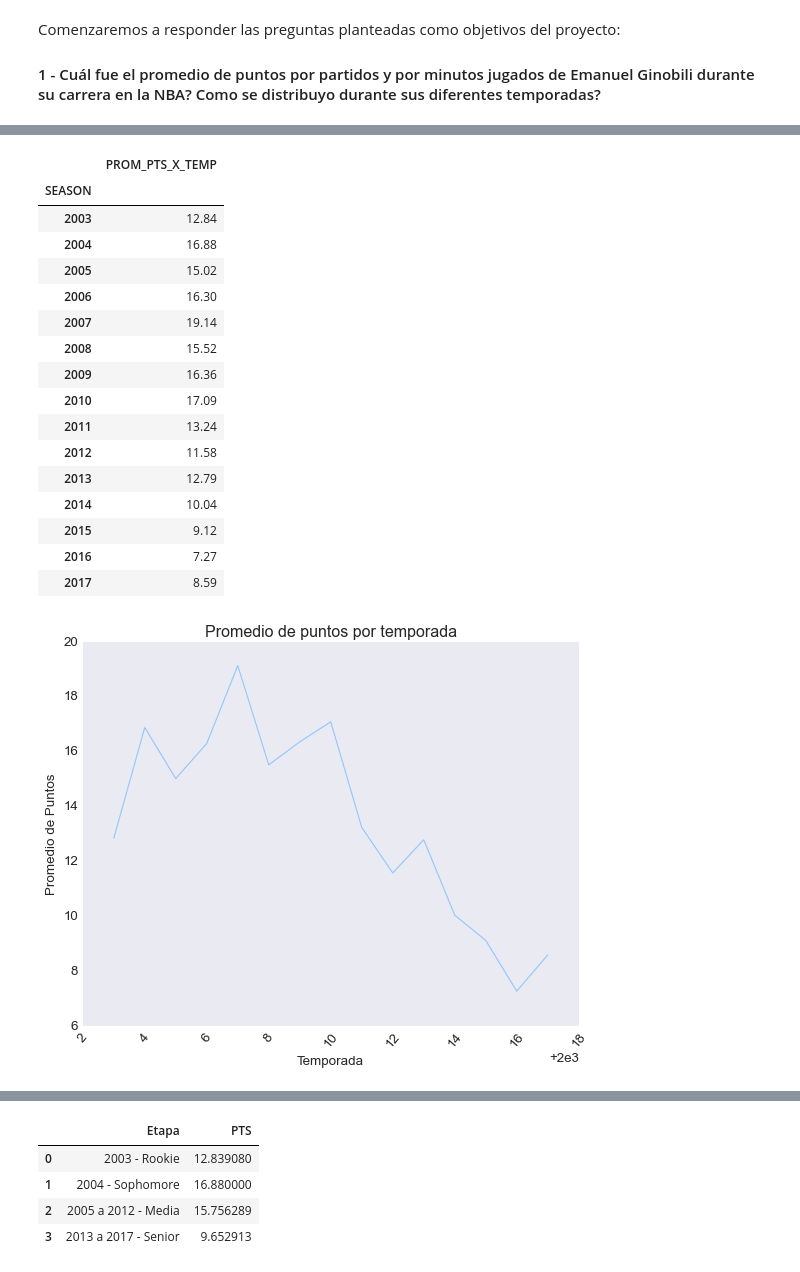
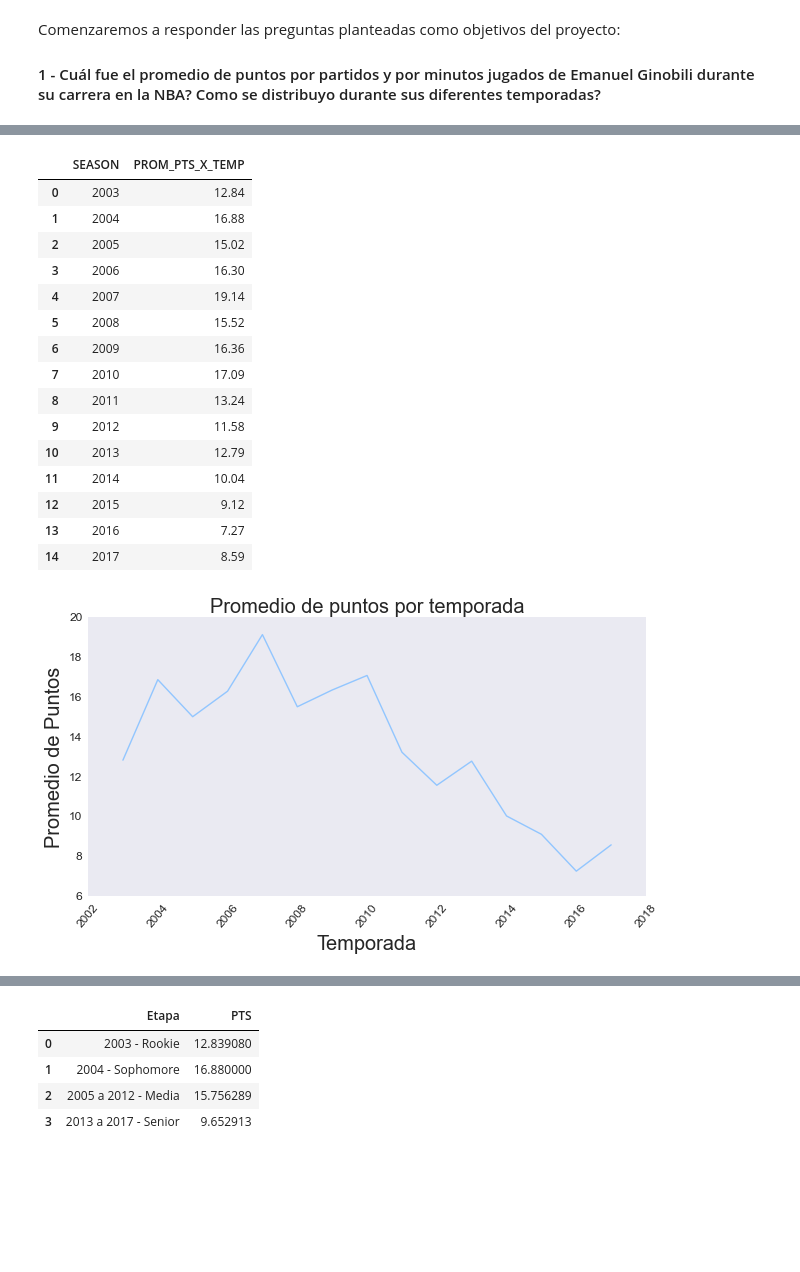
Before and after one commit to Tinchoalison/Analisis-Manu-Ginobili, a Jupyter notebook: Proyecto.ipynb, the cells around one changed output, grey strips where cells are left out. Cells and saved outputs as stored; diff of their text form; code cells hidden in the pictures; blank space fills up the shorter version.

```diff
--- a/Proyecto.ipynb
+++ b/Proyecto.ipynb
@@ -499,7 +597,7 @@ df
 # %%
 #Calculamos los minutos por partido por temporada jugados
 promedio_min_x_temp = (df_manu.groupby("SEASON")["minutos"].sum() + (df_manu.groupby("SEASON")["segundos"].sum() / 60)
-)  / df_manu.groupby("SEASON")["PTS"].count()
+)  / partidos_jugados
 # %%
 df["PROM_MIN_X_TEMP"] = promedio_min_x_temp.round(2)
 # %%
@@ -574,3 +688,4 @@ df
 # %%
 #Calculamos el porcentaje de partidos jugados de titular
-porc_part_titular = (df_manu.groupby("SEASON")["START_POSITION"].count() * 100) / df_manu.groupby("SEASON")["PTS"].count()
+porc_part_titular = (df_manu.groupby("SEASON")["START_POSITION"].count() * 100) / partidos_jugados
+porc_part_titular
@@ -597,11 +730,11 @@ df
 | 2016 | 647.0 | 89 | 7.27 | 1633.78 | 18.36 | 0.40 | ... |
 | 2017 | 636.0 | 74 | 8.59 | 1468.35 | 19.84 | 0.43 | ... |
 # %%
-promedio_reb_x_temp = df_manu.groupby("SEASON")["REB"].sum() / df_manu.groupby("SEASON")["PTS"].count()
-promedio_ast_x_temp = df_manu.groupby("SEASON")["AST"].sum() / df_manu.groupby("SEASON")["PTS"].count()
-promedio_blk_x_temp = df_manu.groupby("SEASON")["BLK"].sum() / df_manu.groupby("SEASON")["PTS"].count()
-promedio_stl_x_temp = df_manu.groupby("SEASON")["STL"].sum() / df_manu.groupby("SEASON")["PTS"].count()
-promedio_to_x_temp = df_manu.groupby("SEASON")["TO"].sum() / df_manu.groupby("SEASON")["PTS"].count()
+promedio_reb_x_temp = df_manu.groupby("SEASON")["REB"].sum() / partidos_jugados
+promedio_ast_x_temp = df_manu.groupby("SEASON")["AST"].sum() / partidos_jugados
+promedio_blk_x_temp = df_manu.groupby("SEASON")["BLK"].sum() / partidos_jugados
+promedio_stl_x_temp = df_manu.groupby("SEASON")["STL"].sum() / partidos_jugados
+promedio_to_x_temp = df_manu.groupby("SEASON")["TO"].sum() / partidos_jugados
 # %%
 df["PROM_REB_X_TEMP"] = promedio_reb_x_temp.round(2)
 df["PROM_AST_X_TEMP"] = promedio_ast_x_temp.round(2)
@@ -609,4 +742,4 @@ df["PROM_TAPAS_X_TEMP"] = promedio_blk_x_temp.round(2)
 df["PROM_ROBOS_X_TEMP"] = promedio_stl_x_temp.round(2)
 df["PROM_PERD_X_TEMP"] = promedio_to_x_temp.round(2)
 # %%
-df
+df = df.reset_index()
@@ -803,30 +954,32 @@ df
 # %%
-df[["PROM_PTS_X_TEMP"]]
+df[["SEASON", "PROM_PTS_X_TEMP"]]
 # %% [output]
-|  | PROM_PTS_X_TEMP |
-| SEASON |  |
-| 2003 | 12.84 |
-| 2004 | 16.88 |
-| 2005 | 15.02 |
-| 2006 | 16.30 |
-| 2007 | 19.14 |
-| 2008 | 15.52 |
-| 2009 | 16.36 |
-| 2010 | 17.09 |
-| 2011 | 13.24 |
-| 2012 | 11.58 |
-| 2013 | 12.79 |
-| 2014 | 10.04 |
-| 2015 | 9.12 |
-| 2016 | 7.27 |
-| 2017 | 8.59 |
+|  | SEASON | PROM_PTS_X_TEMP |
+| 0 | 2003 | 12.84 |
+| 1 | 2004 | 16.88 |
+| 2 | 2005 | 15.02 |
+| 3 | 2006 | 16.30 |
+| 4 | 2007 | 19.14 |
+| 5 | 2008 | 15.52 |
+| 6 | 2009 | 16.36 |
+| 7 | 2010 | 17.09 |
+| 8 | 2011 | 13.24 |
+| 9 | 2012 | 11.58 |
+| 10 | 2013 | 12.79 |
+| 11 | 2014 | 10.04 |
+| 12 | 2015 | 9.12 |
+| 13 | 2016 | 7.27 |
+| 14 | 2017 | 8.59 |
 # %%
-pregunta1a = df[["PROM_PTS_X_TEMP"]]
-pregunta1a = pregunta1a.plot(legend = False)
-plt.title("Promedio de puntos por temporada")
-plt.ylabel('Promedio de Puntos')
+pregunta1a = df.groupby(["SEASON"])["PROM_PTS_X_TEMP"].sum()
+pregunta1a = pregunta1a.plot(legend = False, figsize = (10,5))
+plt.title("Promedio de puntos por temporada",fontdict = {'fontsize':20})
+plt.ylabel('Promedio de Puntos', fontdict = {'fontsize':20})
+plt.ticklabel_format(useOffset = False)
 plt.xticks(rotation=50)
-plt.xlabel('Temporada');
+plt.xticks(fontsize=12)
+plt.yticks(fontsize=12)
+plt.xlabel('Temporada', fontdict = {'fontsize':20});
 # %% [output]
-[figure, old version]
+[figure, new version]
 # %%
```
Also changed, not shown: parts of 65 cells of this notebook, 1 other file.
